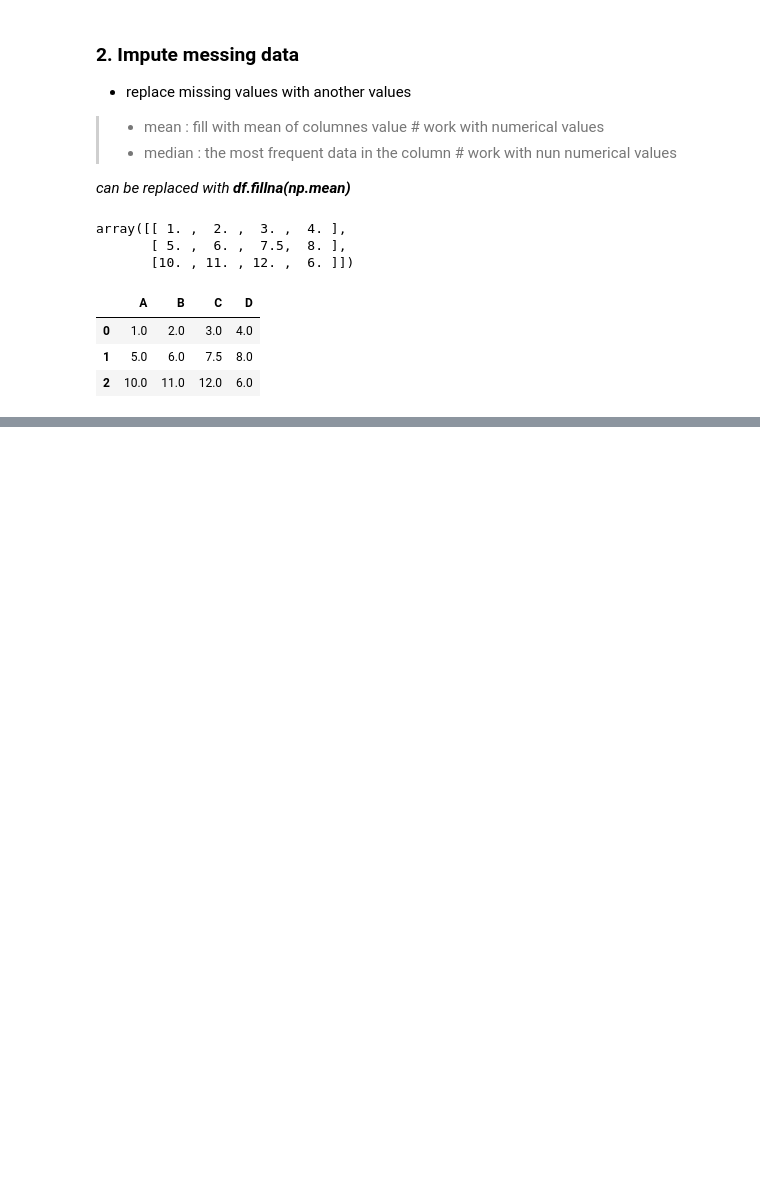
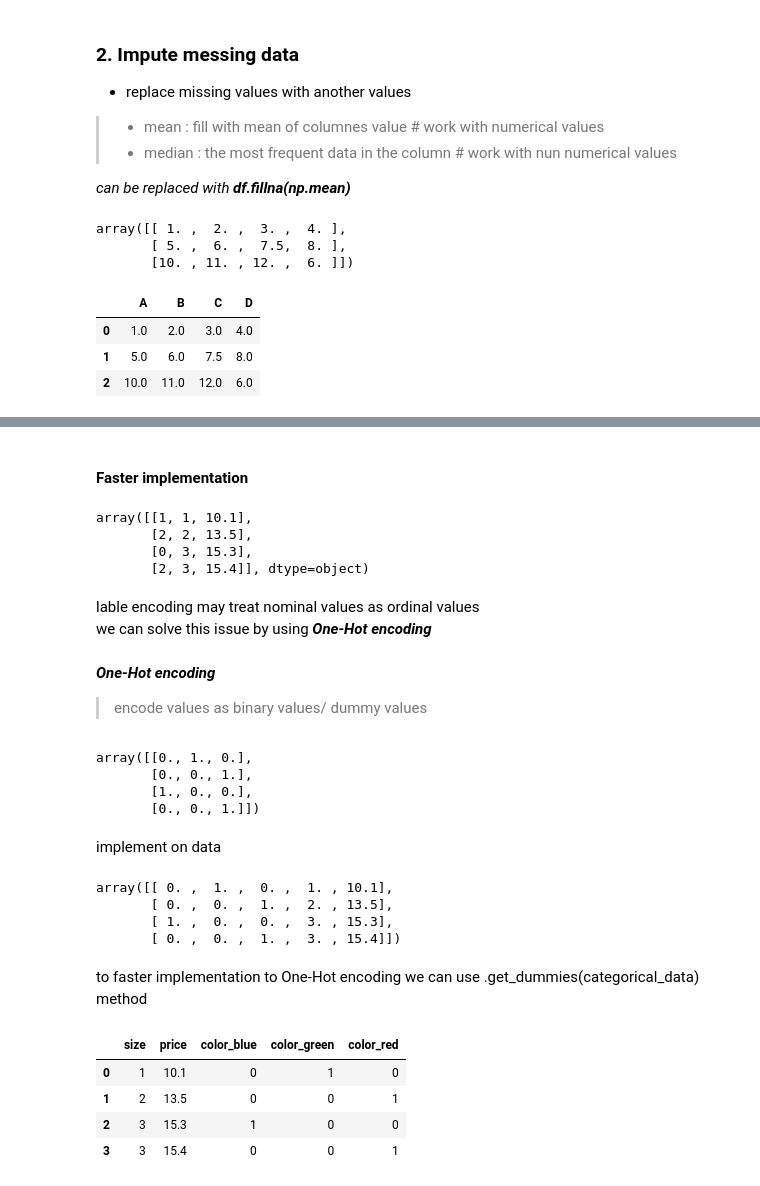
Before and after one commit to HossamAbdelraof/Courses-Projects, a Jupyter notebook: ML/4-managing_data.ipynb, the cells around one changed output, grey strips where cells are left out. Cells and saved outputs as stored; diff of their text form; code cells hidden in the pictures; blank space fills up the shorter version.

Commit message:
finishing imputing data & dummy variable

```diff
--- a/ML/4-managing_data.ipynb
+++ b/ML/4-managing_data.ipynb
@@ -124,0 +155,7 @@ df.fillna(df.mean())
+# %%
+# mapping data
+size_mapping = {'XL': 3,
+                'L': 2,
+                'M': 1}
+df['size'] = df['size'].map(size_mapping)
+df
@@ -124,0 +183,5 @@ df.fillna(df.mean())
+# %%
+# mapping code
+import numpy as np
+class_mapping = {label: idx for idx, label in enumerate(np.unique(df['classlabel']))}
+class_mapping
@@ -124,0 +190,8 @@ df.fillna(df.mean())
+# %%
+# map values
+df['classlabel'] = df['classlabel'].map(class_mapping)
+# %%
+# inverse mapping
+inv_class_mapping = {v: k for k, v in class_mapping.items()}
+df['classlabel'] = df['classlabel'].map(inv_class_mapping)
+df
@@ -124,0 +233,57 @@ df.fillna(df.mean())
+# %% [markdown]
+#### Faster implementation
+# %%
+X = df[['color', 'size', 'price']].values
+color_le = LabelEncoder()
+
+X[:, 0] = color_le.fit_transform(X[:, 0])
+X
+# %% [output]
+array([[1, 1, 10.1],
+       [2, 2, 13.5],
+       [0, 3, 15.3],
+       [2, 3, 15.4]], dtype=object)
+# %% [markdown]
+lable encoding may treat nominal values as ordinal values <br>
+we can solve this issue by using ***One-Hot encoding***
+# %% [markdown]
+<a name = One_Hot_Encoder></a>***One-Hot encoding***
+> encode values as binary values/ dummy values
+# %%
+from sklearn.preprocessing import OneHotEncoder
+X = df[['color', 'size', 'price']].values
+color_ohe = OneHotEncoder()
+color_ohe.fit_transform(X[:, 0].reshape(-1, 1)).toarray()
+# %% [output]
+array([[0., 1., 0.],
+       [0., 0., 1.],
+       [1., 0., 0.],
+       [0., 0., 1.]])
+# %% [markdown]
+implement on data
+# %%
+from sklearn.compose import ColumnTransformer
+X = df[['color', 'size', 'price']].values
+c_transf = ColumnTransformer([ ('onehot', OneHotEncoder(), [0]),('nothing', 'passthrough', [1, 2]) ])
+c_transf.fit_transform(X).astype(float)
+# %% [output]
+array([[ 0. ,  1. ,  0. ,  1. , 10.1],
+       [ 0. ,  0. ,  1. ,  2. , 13.5],
+       [ 1. ,  0. ,  0. ,  3. , 15.3],
+       [ 0. ,  0. ,  1. ,  3. , 15.4]])
+# %% [markdown]
+to faster implementation to One-Hot encoding we can use .get_dummies(categorical_data) method
+# %%
+# implement get_dummies
+# droplast columne (lables)
+features = df.columns.drop(df.columns[-1])
+# create new df with dummy values
+dummy_df = pd.get_dummies(df[features])
+
+dummy_df
+# %% [output]
+|  | size | price | color_blue | color_green | color_red |
+| 0 | 1 | 10.1 | 0 | 1 | 0 |
+| 1 | 2 | 13.5 | 0 | 0 | 1 |
+| 2 | 3 | 15.3 | 1 | 0 | 0 |
+| 3 | 3 | 15.4 | 0 | 0 | 1 |
```
Also changed, not shown: parts of 13 cells of this notebook, 1 other file.
